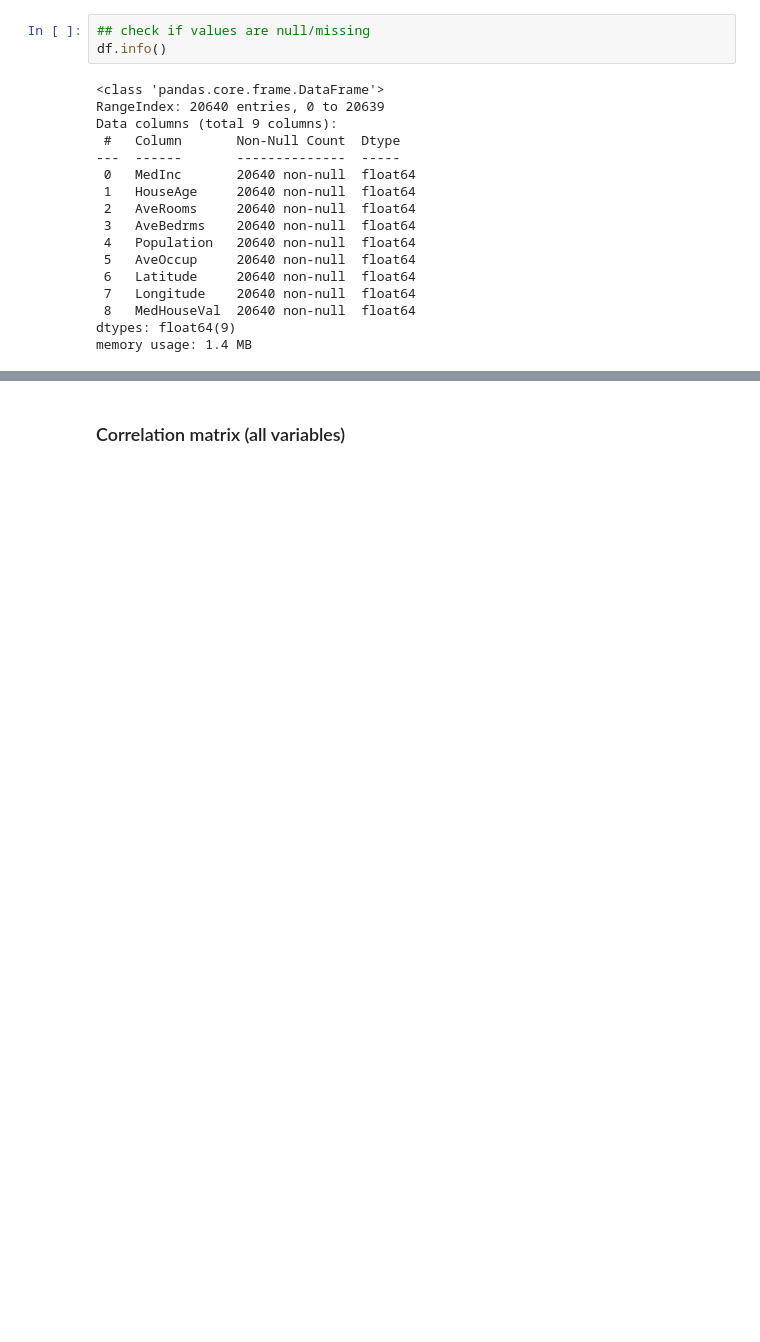
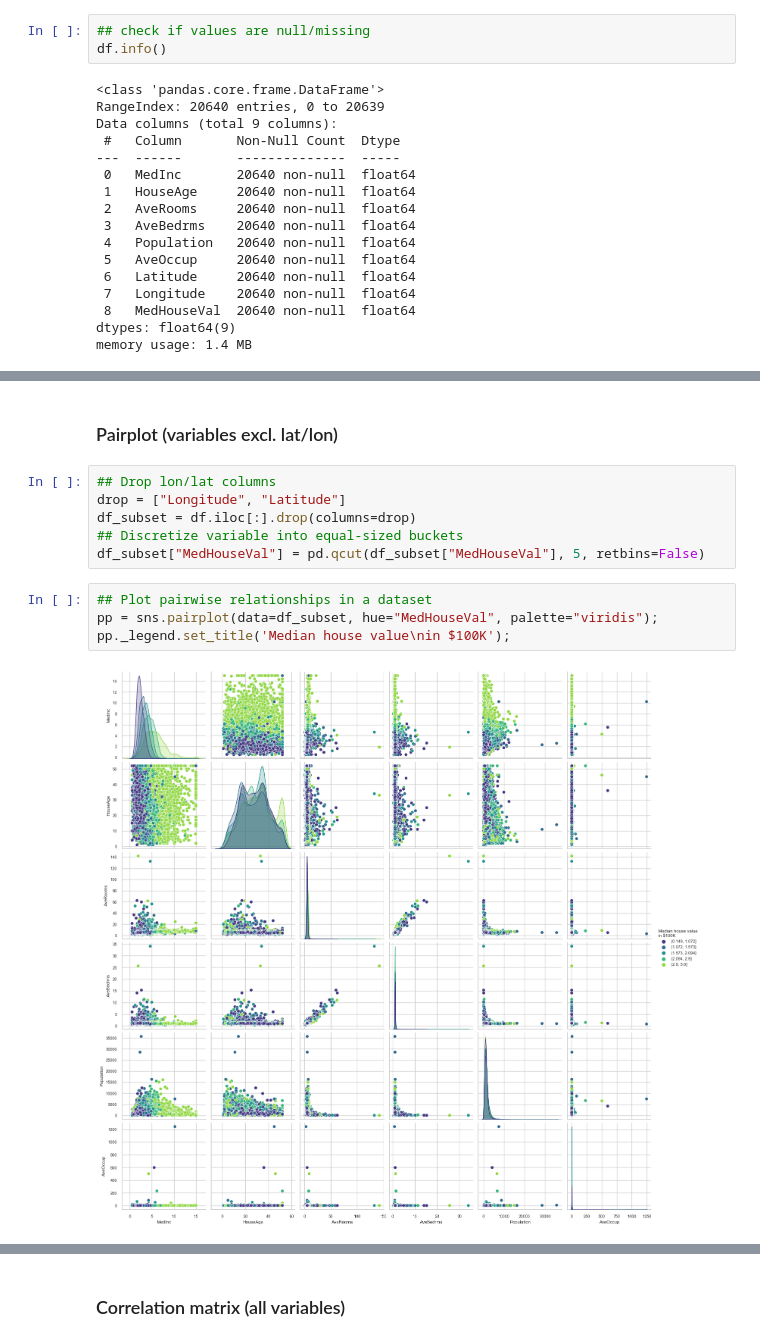
Before and after one commit to dadavie/DS4C, a Jupyter notebook: Notebooks/DS4C.ipynb, the cells around one changed output, grey strips where cells are left out. Saved outputs shown, nothing was run; the diff lists cells and outputs as text; blank space fills up the shorter version.

```diff
--- a/Notebooks/DS4C.ipynb
+++ b/Notebooks/DS4C.ipynb
@@ -146,4 +154,18 @@ df.describe()
 | 50% | 3.534800 | 29.000000 | 5.229129 | 1.048780 | 1166.000000 | 2.818116 | 34.260000 | -118.490000 | 1.797000 |
 | 75% | 4.743250 | 37.000000 | 6.052381 | 1.099526 | 1725.000000 | 3.282261 | 37.710000 | -118.010000 | 2.647250 |
 | max | 15.000100 | 52.000000 | 141.909091 | 34.066667 | 35682.000000 | 1243.333333 | 41.950000 | -114.310000 | 5.000010 |
+# %% [markdown]
+### Pairplot (variables excl. lat/lon)
+# %%
+## Drop lon/lat columns
+drop = ["Longitude", "Latitude"]
+df_subset = df.iloc[:].drop(columns=drop)
+## Discretize variable into equal-sized buckets
+df_subset["MedHouseVal"] = pd.qcut(df_subset["MedHouseVal"], 5, retbins=False)
+# %%
+## Plot pairwise relationships in a dataset
+pp = sns.pairplot(data=df_subset, hue="MedHouseVal", palette="viridis");
+pp._legend.set_title('Median house value\nin $100K');
+# %% [output]
+[figure, added]
 # %% [markdown]
```
Also changed, not shown: parts of 36 cells of this notebook.
